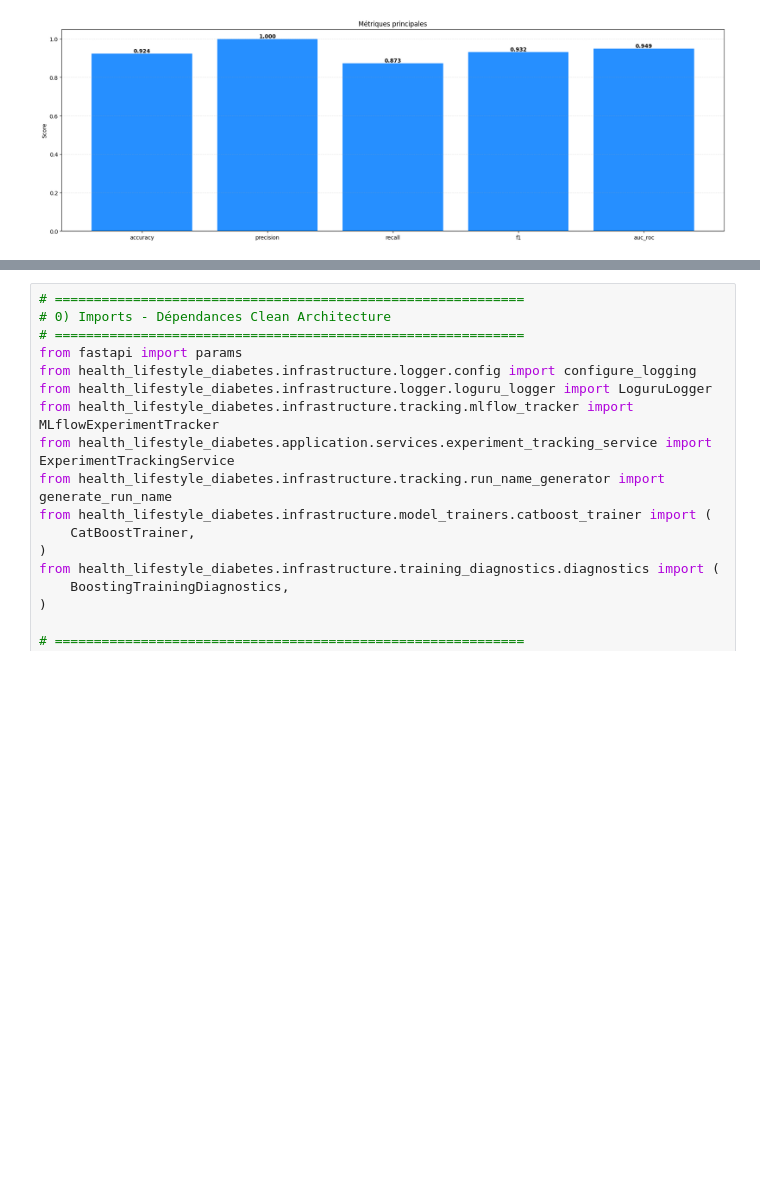
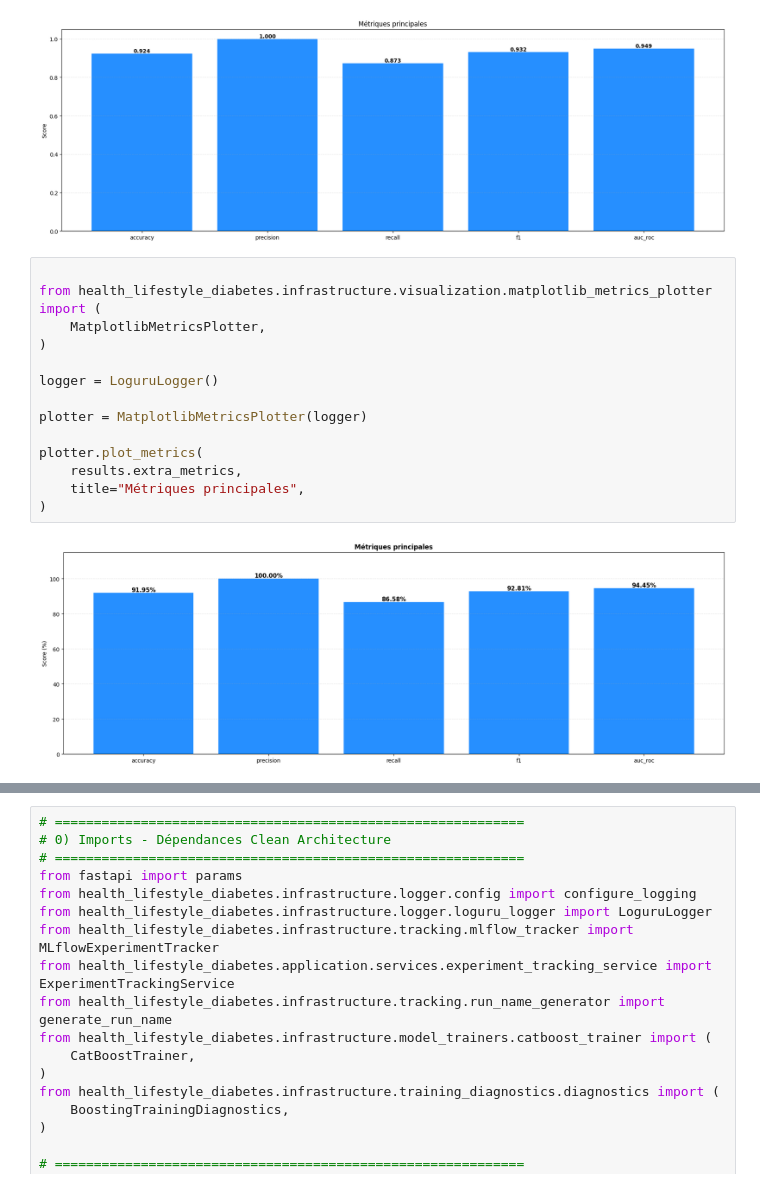
Before and after one commit to Manda404/health_lifestyle_diabetes, a Jupyter notebook: notebook/04_model_training.ipynb, the cells around one changed output, grey strips where cells are left out. Saved outputs shown, nothing was run; the diff lists cells and outputs as text; blank space fills up the shorter version.

```diff
--- a/notebook/04_model_training.ipynb
+++ b/notebook/04_model_training.ipynb
@@ -290,3 +294,19 @@ main = {k: extra[k] for k in ["accuracy", "precision", "recall", "f1", "auc_roc"
 plot_metrics_bar(main, "Métriques principales")
 # %% [output]
 [figure]
+# %%
+
+from health_lifestyle_diabetes.infrastructure.visualization.matplotlib_metrics_plotter import (
+    MatplotlibMetricsPlotter,
+)
+
+logger = LoguruLogger()
+
+plotter = MatplotlibMetricsPlotter(logger)
+
+plotter.plot_metrics(
+    results.extra_metrics,
+    title="Métriques principales",
+)
+# %% [output]
+[figure, added]
```
Also changed, not shown: parts of 14 cells of this notebook, 8 other files.
